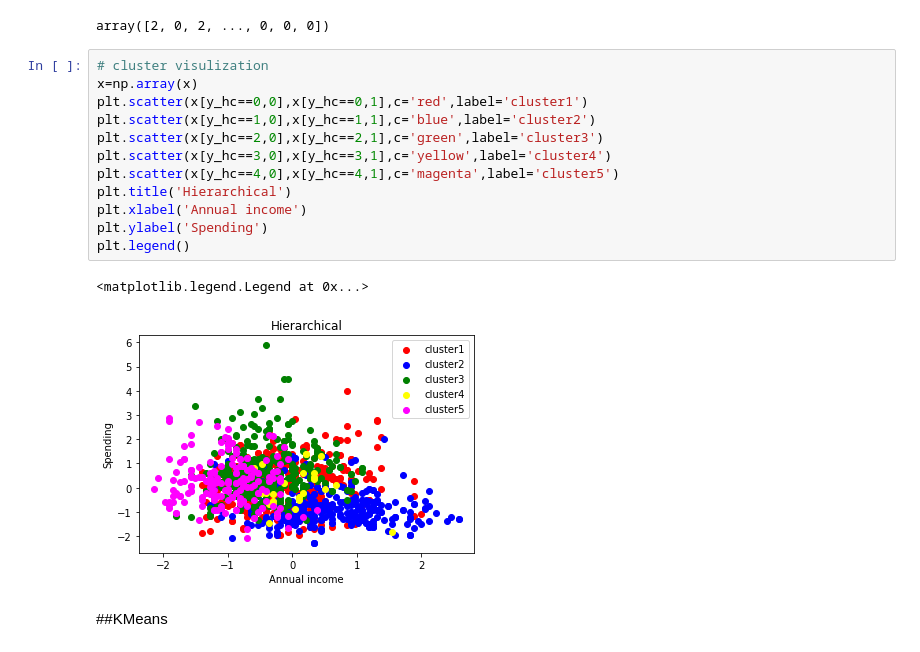
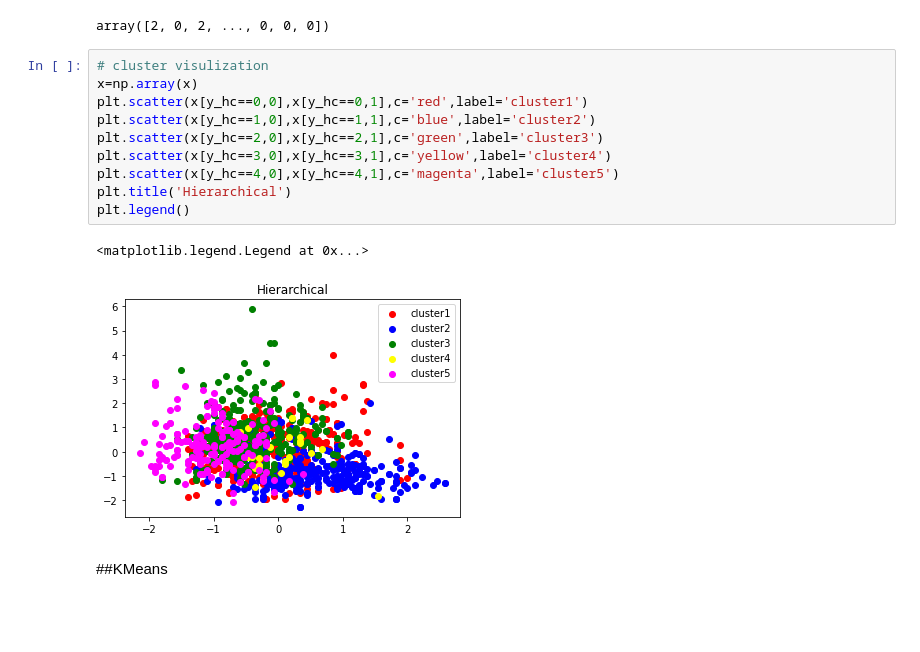
Before and after one commit to Meet200/Machine_Learning-, a Jupyter notebook: Analysis_of_classification.ipynb, the cells around one changed output. Cells and saved outputs as stored; diff of their text form; blank space fills up the shorter version.

```diff
--- a/Analysis_of_classification.ipynb
+++ b/Analysis_of_classification.ipynb
@@ -270,18 +270,16 @@ array([2, 0, 2, ..., 0, 0, 0])
 # %%
 # cluster visulization
 x=np.array(x)
 plt.scatter(x[y_hc==0,0],x[y_hc==0,1],c='red',label='cluster1')
 plt.scatter(x[y_hc==1,0],x[y_hc==1,1],c='blue',label='cluster2')
 plt.scatter(x[y_hc==2,0],x[y_hc==2,1],c='green',label='cluster3')
 plt.scatter(x[y_hc==3,0],x[y_hc==3,1],c='yellow',label='cluster4')
 plt.scatter(x[y_hc==4,0],x[y_hc==4,1],c='magenta',label='cluster5')
 plt.title('Hierarchical')
-plt.xlabel('Annual income')
-plt.ylabel('Spending')
 plt.legend()
 # %% [output]
 <matplotlib.legend.Legend at 0x...>
-[figure, old version]
+[figure, new version]
 # %% [markdown]
 ##KMeans
 # %%
```
Also changed, not shown: parts of 1 cell of this notebook.
